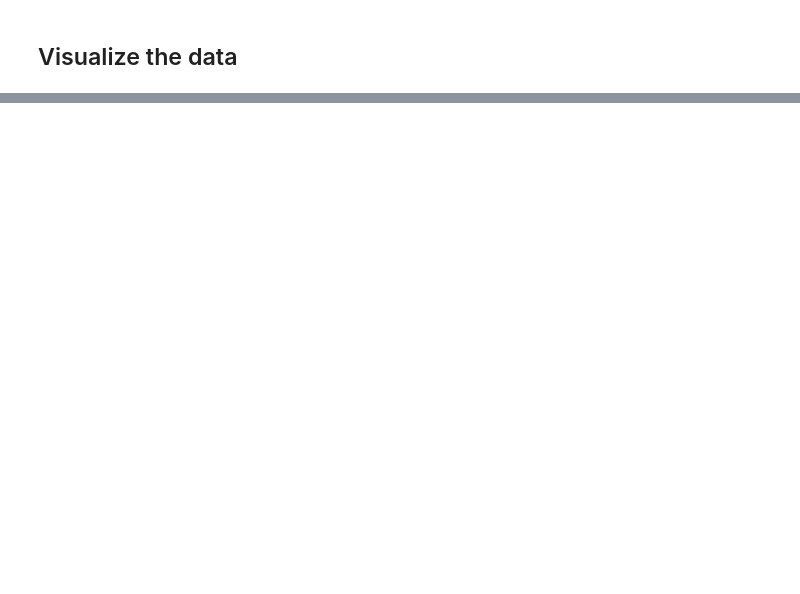
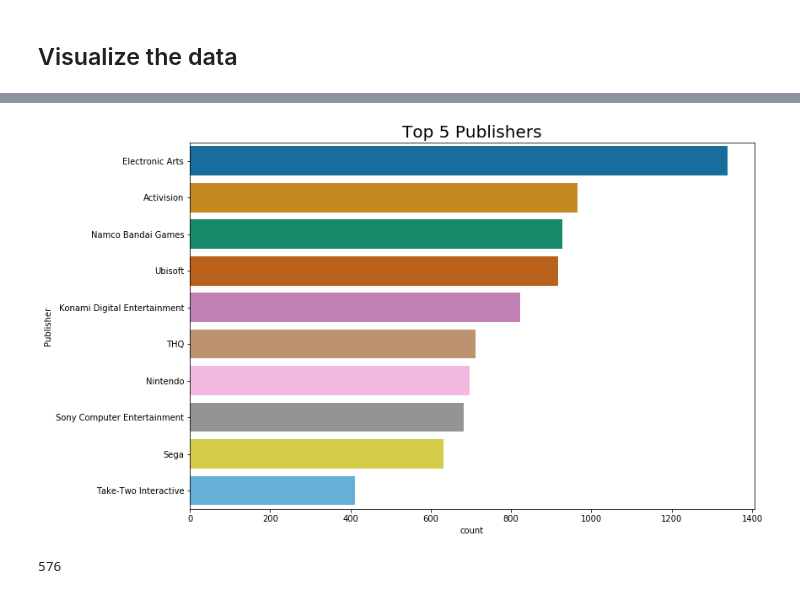
Before and after one commit to ddw2303/video-game-analysis, a Jupyter notebook: vganalysis.ipynb, the cells around one changed output, grey strips where cells are left out. Drawn from its saved outputs; the diff is of its cells as text; code cells hidden in the pictures; blank space fills up the shorter version.

```diff
--- a/vganalysis.ipynb
+++ b/vganalysis.ipynb
@@ -159,0 +160,19 @@ plt.show()
+# %%
+#top 5 publisher
+sns.set_palette('colorblind')
+plt.figure(figsize=(12,8))
+sns.countplot(y='Publisher', data=df,order=pd.value_counts(df['Publisher']).iloc[:10].index)
+plt.title("Top 5 Publishers",size=20)
+plt.show()
+
+
+
+
+
+#top 5 console
+# %% [output]
+[figure, added]
+# %%
+df['Publisher'].nunique()
+# %% [output]
+576
```
Also changed, not shown: parts of 2 cells of this notebook.
